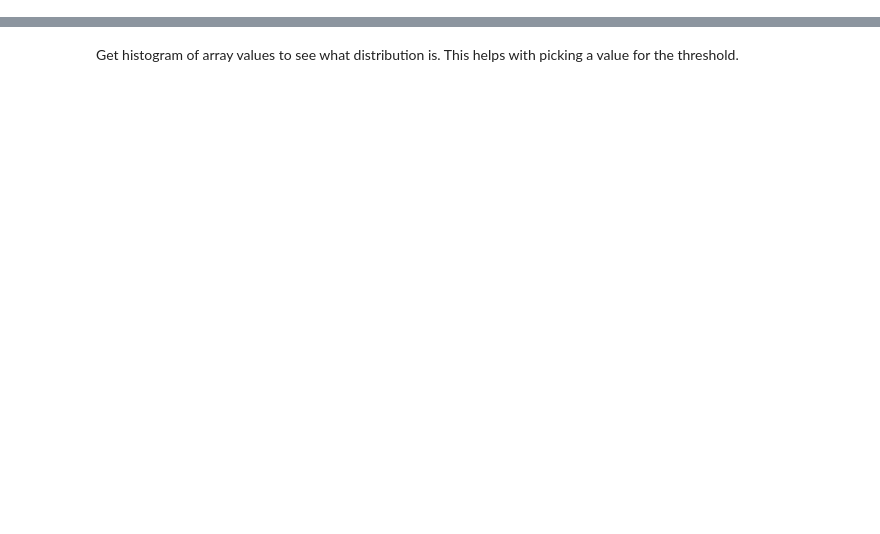
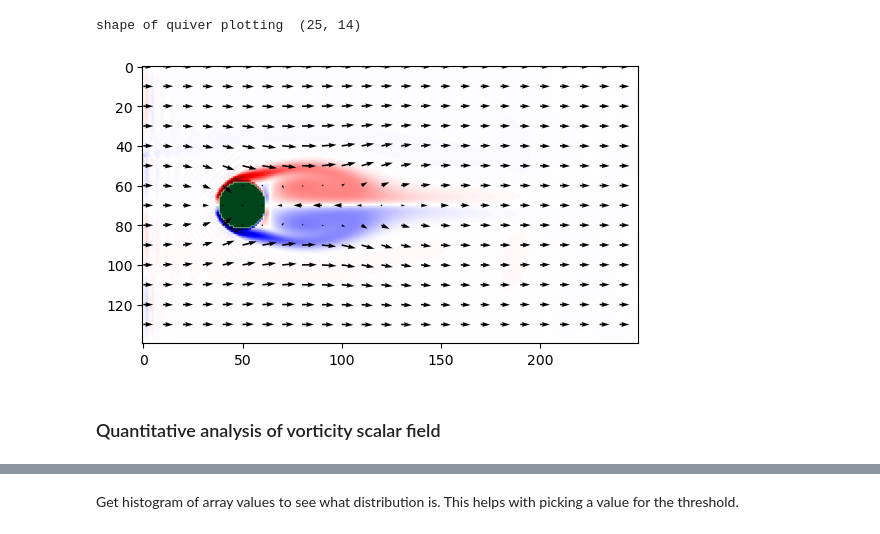
Before and after one commit to RichardSear/2DLatticeBoltz_vonKarmanStreet, a Jupyter notebook: image_analysis_DanModule.ipynb, the cells around one changed output, grey strips where cells are left out. Saved outputs shown, nothing was run; the diff lists cells and outputs as text; code cells hidden in the pictures; blank space fills up the shorter version.

```diff
--- a/image_analysis_DanModule.ipynb
+++ b/image_analysis_DanModule.ipynb
@@ -53 +84,26 @@ vorticity ranges from  -0.047757761359525516  to  0.049199949856568864
+# %%
+n_coarse=10
+ux_plot=np.transpose(u[0,::n_coarse,::n_coarse])*(1.0-np.transpose(binary[::n_coarse,::n_coarse]))
+uy_plot=np.transpose(u[1,::n_coarse,::n_coarse])*(1.0-np.transpose(binary[::n_coarse,::n_coarse]))
+print('shape of quiver plotting ',u[0,::n_coarse,::n_coarse].shape)
+nx_plot,ny_plot=u[0,::n_coarse,::n_coarse].shape
+x_plot=np.zeros((nx_plot,ny_plot))
+y_plot=np.zeros((nx_plot,ny_plot))
+for i in range(0,nx_plot):
+    for j in range(0,ny_plot):
+        x_plot[i,j]=float(i)*n_coarse
+        y_plot[i,j]=float(j)*n_coarse
+# NB making scale number bigger makes arrows smaller!
+plt.quiver(np.transpose(x_plot),np.transpose(y_plot),ux_plot,uy_plot,scale=2)
+#plt.imshow(np.transpose(vorticity),cmap='gray')
+plt.imshow(np.transpose(vorticity),cmap='seismic', \
+                      alpha=np.transpose(1.0-binary),vmin=-0.05,vmax=0.05)
+plt.imshow(np.transpose(binary), \
+                   cmap='Greens',alpha=np.transpose(binary))
+plt.show()
+# %% [output]
+shape of quiver plotting  (25, 14)
+[figure, added]
+# %% [markdown]
+### Quantitative analysis of vorticity scalar field
 # %% [markdown]
```
Also changed, not shown: parts of 14 cells of this notebook.
